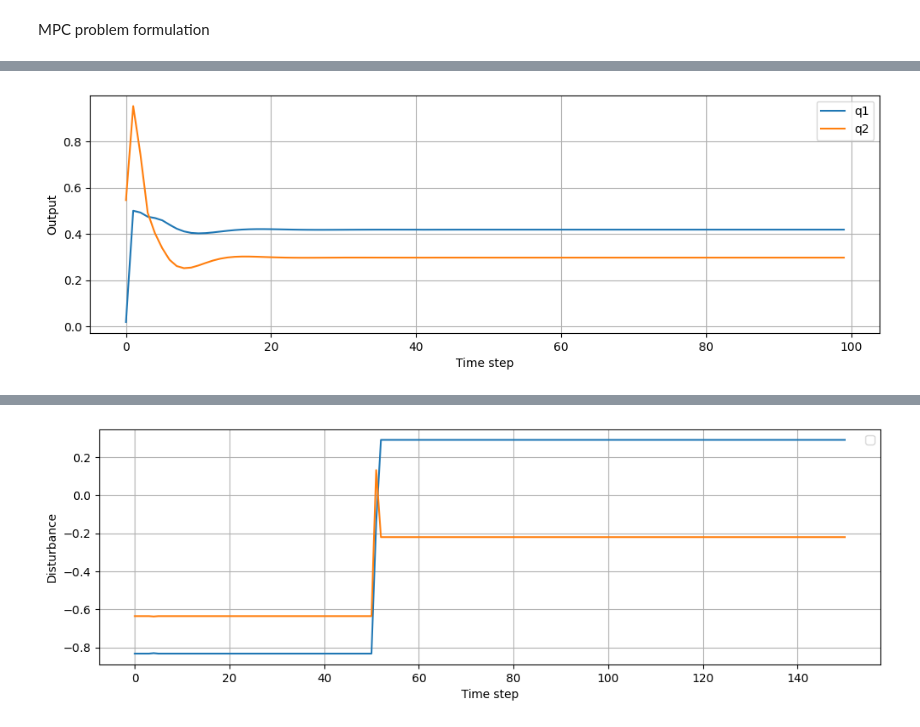
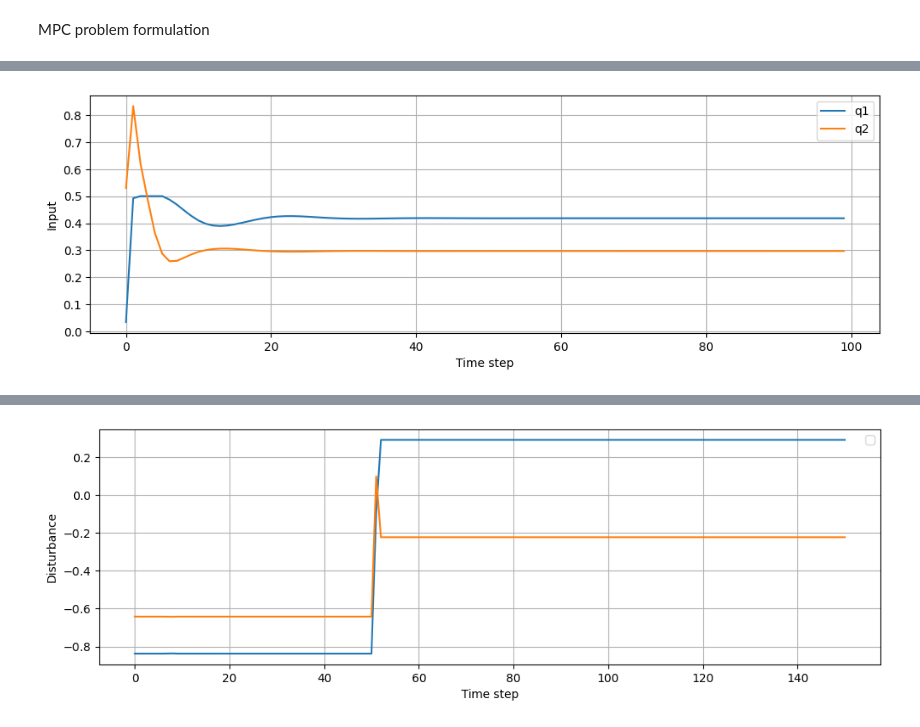
Before and after one commit to PatrikValabek/offset-free-koopman-mpc, a Jupyter notebook: offset_free_J.ipynb, the cells around one changed output, grey strips where cells are left out. Saved outputs shown, nothing was run; the diff lists cells and outputs as text; code cells hidden in the pictures.

```diff
--- a/offset_free_J.ipynb
+++ b/offset_free_J.ipynb
@@ -129,4 +129,6 @@ def get_y(x):
 ## Optimal control problem
 # %% [markdown]
 Observer - Kalman filter
+# %%
+loaded_setup = joblib.load("sim_setup.pkl")
 # %%
@@ -241,6 +238,8 @@ C_k.value = J = helper.evaluate_jacobian(
     problem.nodes[4],
     torch.from_numpy(z_s.value).float(),
 )
+z_k.value = z_s.value
+y_k.value = get_y(z_k.value)[0]
 # Constraints and cost
 constraints_s = [z_s == A @ z_s + B @ u_s]
 constraints_s += [y_s == C_k @ z_s + y_k - C_k @ z_k + F @ d0]
@@ -278,6 +273,7 @@ C_k.value = helper.evaluate_jacobian(
     torch.from_numpy(z_s.value).float(),
 )
 J = C_k.value
+J = C
 #!!!!
 Qz = J.T@Qy@J
 Qz_psd = Qz + 1e-8 * np.eye(Qz.shape[0])
@@ -321,7 +317,5 @@ print(mpc.status)
 optimal
 # %%
-
-
 sim_time = 150
 Ts = 1
 z_sim = np.zeros((nz+nd, sim_time+1))
@@ -331,7 +325,9 @@ ys_sim = np.zeros((ny, sim_time+1))
 zs_sim = np.zeros((nz, sim_time+1))
 us_sim = np.zeros((nu, sim_time+1))
 
-y_sp.value = scaler.transform(np.array([[0.5,0.5]]))[0]
+y_sp.value = loaded_setup['reference'][:,0]
+z_k.value = z_s.value
+y_k.value = get_y(z_k.value)[0]
 target_estimation.solve(solver=cp.GUROBI)
 z_ref.value = z_s.value
 
@@ -349,16 +345,18 @@ counter = 0
 when = 0
 change = False
 for k in range(sim_time):
-    if k == 50:
-        y_sp.value = y_setpoint
-    lin_point = get_x(y_sp.value).T[0]
-    J_k = helper.evaluate_jacobian(
+    if k ==50:
+        y_sp.value = loaded_setup['reference'][:,100]
+    #lin_point = get_x(y_sp.value).T[0]
+    C_k.value = helper.evaluate_jacobian(
         problem.nodes[4],
-        torch.from_numpy(z_s.value).float(), #
+        torch.from_numpy(z_s.value).float(),
     )
-    if abs(sum(ys_sim[:, k-1]-ys_sim[:, k])) > 0.01 and k > 0: #k in [50,51,52,53]:
-        mpc = construct_MPC(J_k)
-        counter += 1
+    z_k.value = z_s.value
+    y_k.value = get_y(z_k.value)[0]
+
+    if True:#abs(sum(ys_sim[:, k-1]-ys_sim[:, k])) > 0.01 and k > 0: #k in [50,51,52,53]:
+        mpc = construct_MPC(C_k.value)
         when = k
         change = True
     else:
@@ -380,8 +378,8 @@ for k in range(sim_time):
     #y0.value = y_sim[:, k+1]
     z0.value = z_sim[:nz, k+1]
     d0.value = z_sim[nz:, k+1]
-    z_k.value = z_sim[:nz, k+1]
-    y_k.value = get_y(z_k.value)[0]
+    #z_k.value = z_sim[:nz, k+1]#z_s.value
+    #y_k.value = get_y(z_k.value)[0]
     # if change:
     #     C_k.value = J_k
     # else:
@@ -390,10 +388,10 @@ for k in range(sim_time):
     #         torch.from_numpy(z_k.value).float(),
     #     )
 
-    C_k.value = helper.evaluate_jacobian(
-        problem.nodes[4],
-        torch.from_numpy(z_s.value).float(),
-    )
+    # C_k.value = helper.evaluate_jacobian(
+    #     problem.nodes[4],
+    #     torch.from_numpy(z_s.value).float(),
+    # )
     target_estimation.solve(solver=cp.GUROBI)
     ys_sim[:, k+1] = y_s.value
     zs_sim[:, k+1] = z_s.value
@@ -401,5 +399,7 @@ for k in range(sim_time):
     z_ref.value = z_s.value
     u_prev.value = u_sim[:, k]
     print(mpc.status)
+    if mpc.status == 'optimal':
+        counter += 1
 # %% [output]
 optimal
@@ -549,15 +589,15 @@ array([-4.34714232e-06,  2.55223578e-06,  1.68065651e-05, -1.90759241e-06,
 # %%
 # plot results
 plt.figure(figsize=(12, 8))
 plt.subplot(2, 1, 1)
 plt.plot(u_sim_descaled[0,50:], label='q1')
 plt.plot(u_sim_descaled[1,50:], label='q2')
 plt.xlabel('Time step')
-plt.ylabel('Output')
+plt.ylabel('Input')
 plt.legend()
 plt.grid(True)
 # %% [output]
-[figure, old version]
+[figure, new version]
 # %%
 plt.plot(us_sim.T)
 # %% [output]
```
Also changed, not shown: parts of 44 cells of this notebook, 23 other files.
